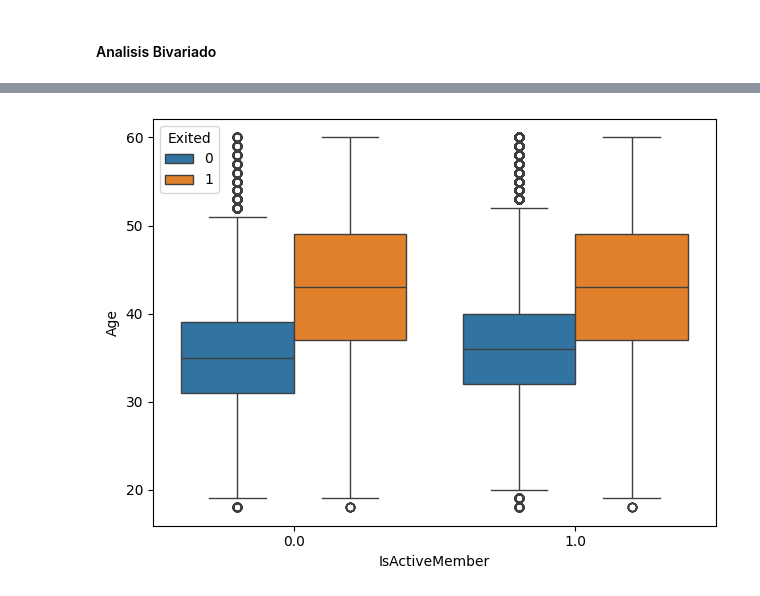
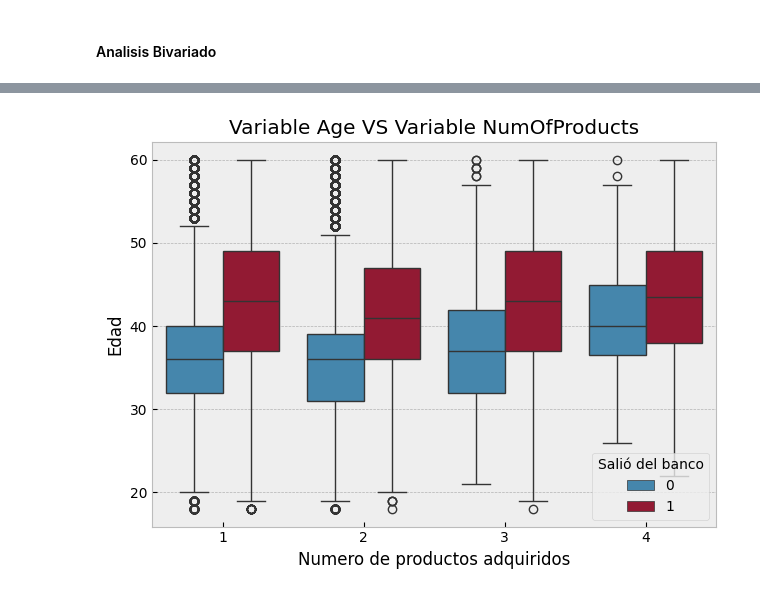
Before and after one commit to arielRas/KaggleCompetition-Coder52295, a Jupyter notebook: Eda.ipynb, the cells around one changed output, grey strips where cells are left out. Saved outputs shown, nothing was run; the diff lists cells and outputs as text; code cells hidden in the pictures.

```diff
--- a/Eda.ipynb
+++ b/Eda.ipynb
@@ -77,6 +71,13 @@ plt.show()
-# %%
-sns.boxplot(x=df.IsActiveMember, y=df.Age, hue=df.Exited)
-plt.tight_layout()
-plt.show()
-# %% [output]
-[figure, removed]
+# %%
+#GRAFICO VARIABLE NUMOFPRODUCT VS AGE
+mpl.style.use('bmh')
+sns.boxplot(x=df.NumOfProducts, y=df.Age, hue=df.Exited)
+plt.title('Variable Age VS Variable NumOfProducts')
+plt.xlabel('Numero de productos adquiridos')
+plt.ylabel('Edad')
+plt.legend(title='Salió del banco')
+plt.tight_layout()
+plt.show()
+mpl.style.use('default')
+# %% [output]
+[figure, added]
```
Also changed, not shown: parts of 9 cells of this notebook.
